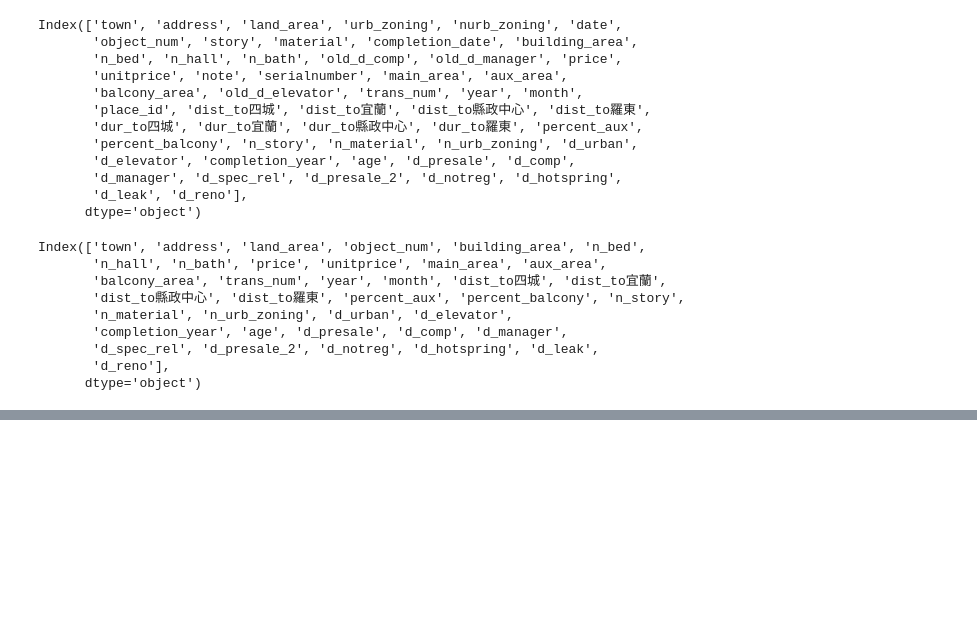
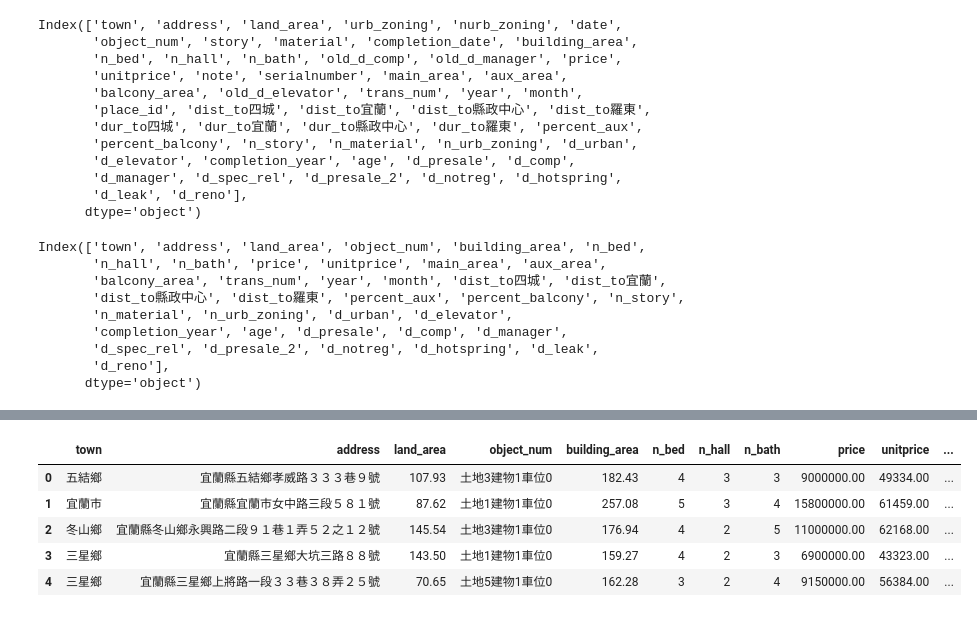
Before and after one commit to sihyulater/econ191-thsr-house-price, a Jupyter notebook: data_cleaning.ipynb, the cells around one changed output, grey strips where cells are left out. Saved outputs shown, nothing was run; the diff lists cells and outputs as text; code cells hidden in the pictures; blank space fills up the shorter version.

```diff
--- a/data_cleaning.ipynb
+++ b/data_cleaning.ipynb
@@ -378,0 +393,12 @@ np.round(df.describe(), 2).T[['count','mean', 'std', 'min', 'max']]
+# %%
+def find_closest_station(row):
+    closest_station = ''
+    min_distance = 999999999
+    for s in ('四城', '宜蘭', '縣政中心', '羅東'):
+        if row[f'dist_to{s}'] < min_distance:
+            closest_station = s
+            min_distance = row[f'dist_to{s}']
+    return closest_station
+# %%
+df['closest_station'] = df.apply(lambda row: find_closest_station(row), axis = 1)
+df['min_dist'] = df[['dist_to四城', 'dist_to宜蘭', 'dist_to縣政中心', 'dist_to羅東']].min(axis=1)
@@ -379,2 +416,11 @@ np.round(df.describe(), 2).T[['count','mean', 'std', 'min', 'max']]
+# %%
+df.head()
+# %% [output]
+|  | town | address | land_area | object_num | building_area | n_bed | n_hall | n_bath | price | unitprice | ... |
+| 0 | 五結鄉 | 宜蘭縣五結鄉孝威路３３３巷９號 | 107.93 | 土地3建物1車位0 | 182.43 | 4 | 3 | 3 | 9000000.00 | 49334.00 | ... |
+| 1 | 宜蘭市 | 宜蘭縣宜蘭市女中路三段５８１號 | 87.62 | 土地1建物1車位0 | 257.08 | 5 | 3 | 4 | 15800000.00 | 61459.00 | ... |
+| 2 | 冬山鄉 | 宜蘭縣冬山鄉永興路二段９１巷１弄５２之１２號 | 145.54 | 土地3建物1車位0 | 176.94 | 4 | 2 | 5 | 11000000.00 | 62168.00 | ... |
+| 3 | 三星鄉 | 宜蘭縣三星鄉大坑三路８８號 | 143.50 | 土地1建物1車位0 | 159.27 | 4 | 2 | 3 | 6900000.00 | 43323.00 | ... |
+| 4 | 三星鄉 | 宜蘭縣三星鄉上將路一段３３巷３８弄２５號 | 70.65 | 土地5建物1車位0 | 162.28 | 3 | 2 | 4 | 9150000.00 | 56384.00 | ... |
 # %%
 df.to_csv('11Input/02DataProcessed/cleaned.csv', index=False)
```
Also changed, not shown: parts of 22 cells of this notebook, 39 other files.
